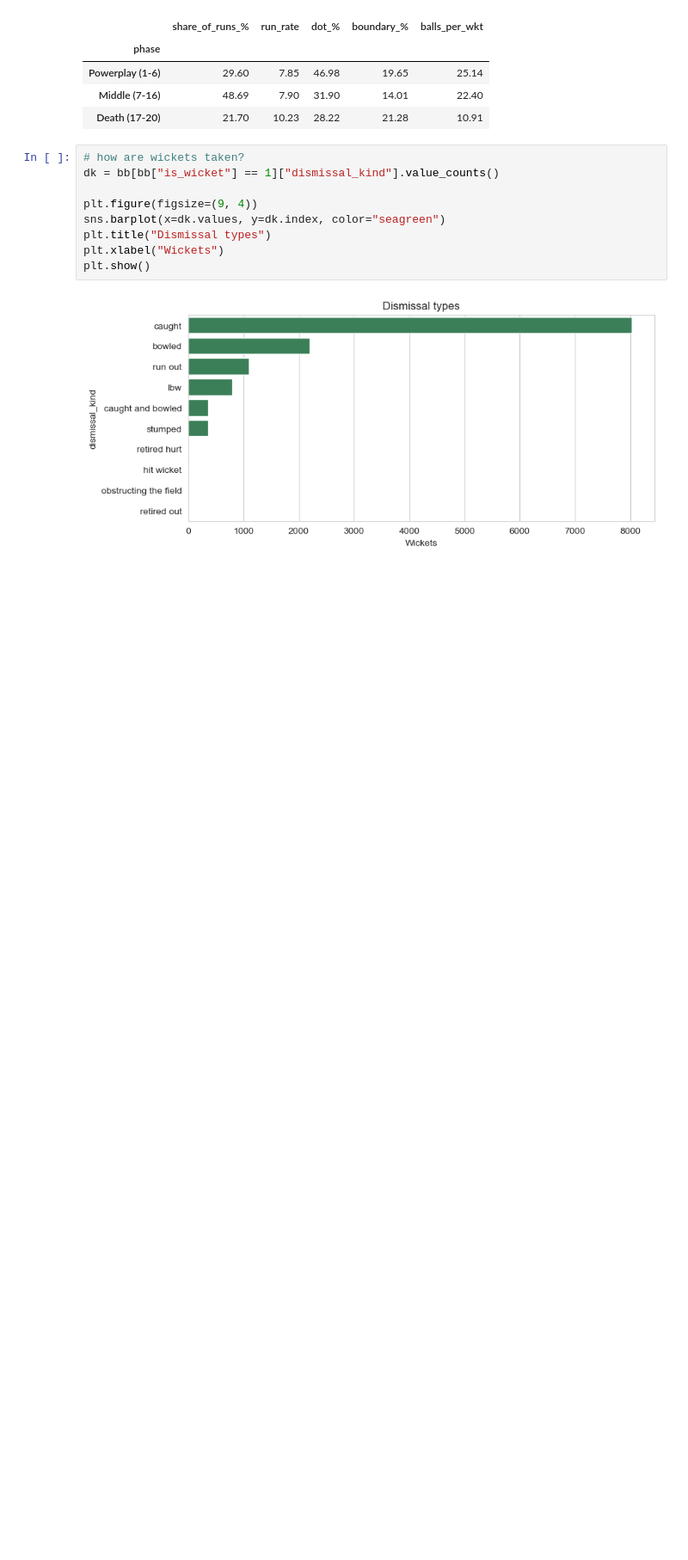
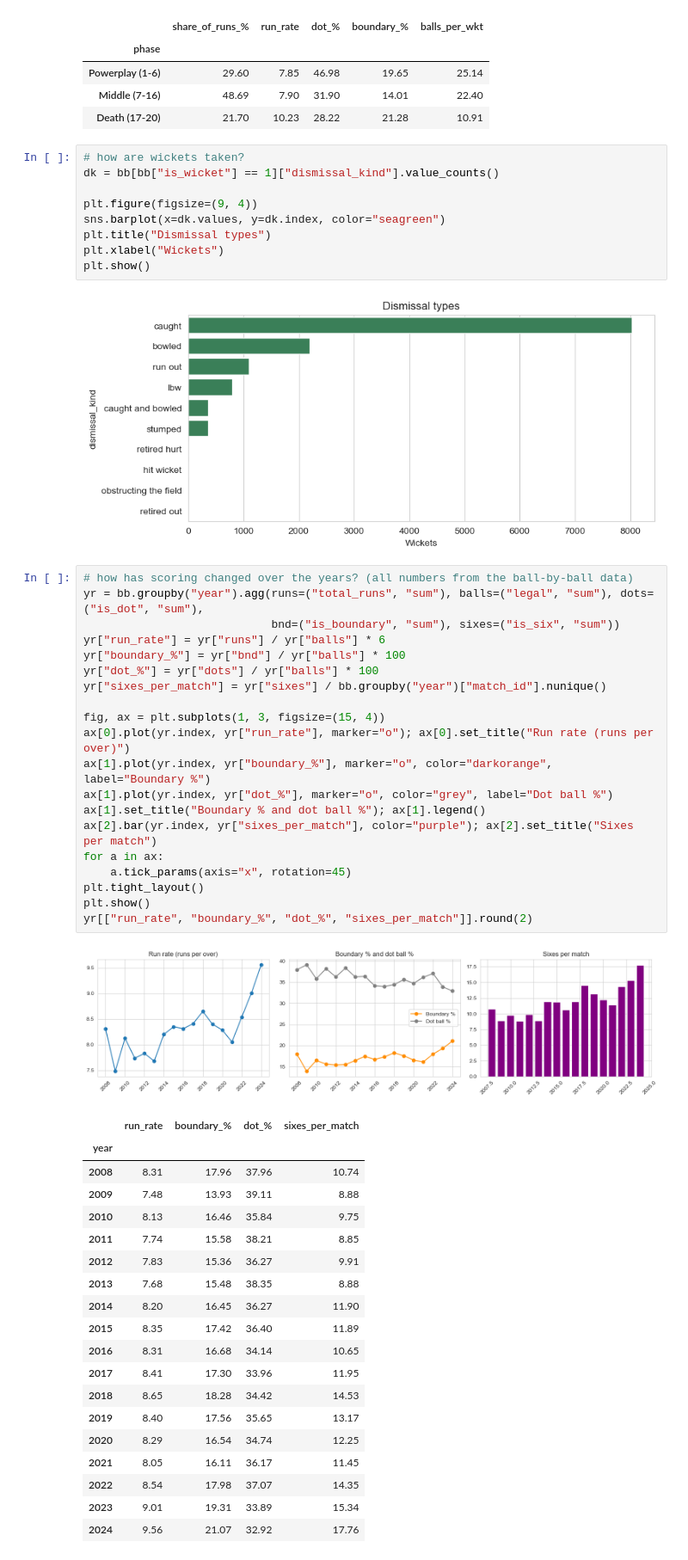
Before and after one commit to prince63aj/mini_project, a Jupyter notebook: ipl_match_prediction_rule_based.ipynb, the cells around one changed output. Shown at 86% size. Cells and saved outputs as stored; diff of their text form; blank space fills up the shorter version.

Commit message:
feat: analyze yearly cricket scoring trends and batting patterns

```diff
--- a/ipl_match_prediction_rule_based.ipynb
+++ b/ipl_match_prediction_rule_based.ipynb
@@ -347,3 +347,44 @@ plt.xlabel("Wickets")
 plt.show()
 # %% [output]
 [figure]
+# %%
+# how has scoring changed over the years? (all numbers from the ball-by-ball data)
+yr = bb.groupby("year").agg(runs=("total_runs", "sum"), balls=("legal", "sum"), dots=("is_dot", "sum"),
+                            bnd=("is_boundary", "sum"), sixes=("is_six", "sum"))
+yr["run_rate"] = yr["runs"] / yr["balls"] * 6
+yr["boundary_%"] = yr["bnd"] / yr["balls"] * 100
+yr["dot_%"] = yr["dots"] / yr["balls"] * 100
+yr["sixes_per_match"] = yr["sixes"] / bb.groupby("year")["match_id"].nunique()
+
+fig, ax = plt.subplots(1, 3, figsize=(15, 4))
+ax[0].plot(yr.index, yr["run_rate"], marker="o"); ax[0].set_title("Run rate (runs per over)")
+ax[1].plot(yr.index, yr["boundary_%"], marker="o", color="darkorange", label="Boundary %")
+ax[1].plot(yr.index, yr["dot_%"], marker="o", color="grey", label="Dot ball %")
+ax[1].set_title("Boundary % and dot ball %"); ax[1].legend()
+ax[2].bar(yr.index, yr["sixes_per_match"], color="purple"); ax[2].set_title("Sixes per match")
+for a in ax:
+    a.tick_params(axis="x", rotation=45)
+plt.tight_layout()
+plt.show()
+yr[["run_rate", "boundary_%", "dot_%", "sixes_per_match"]].round(2)
+# %% [output]
+[figure, added]
+|  | run_rate | boundary_% | dot_% | sixes_per_match |
+| year |  |  |  |  |
+| 2008 | 8.31 | 17.96 | 37.96 | 10.74 |
+| 2009 | 7.48 | 13.93 | 39.11 | 8.88 |
+| 2010 | 8.13 | 16.46 | 35.84 | 9.75 |
+| 2011 | 7.74 | 15.58 | 38.21 | 8.85 |
+| 2012 | 7.83 | 15.36 | 36.27 | 9.91 |
+| 2013 | 7.68 | 15.48 | 38.35 | 8.88 |
+| 2014 | 8.20 | 16.45 | 36.27 | 11.90 |
+| 2015 | 8.35 | 17.42 | 36.40 | 11.89 |
+| 2016 | 8.31 | 16.68 | 34.14 | 10.65 |
+| 2017 | 8.41 | 17.30 | 33.96 | 11.95 |
+| 2018 | 8.65 | 18.28 | 34.42 | 14.53 |
+| 2019 | 8.40 | 17.56 | 35.65 | 13.17 |
+| 2020 | 8.29 | 16.54 | 34.74 | 12.25 |
+| 2021 | 8.05 | 16.11 | 36.17 | 11.45 |
+| 2022 | 8.54 | 17.98 | 37.07 | 14.35 |
+| 2023 | 9.01 | 19.31 | 33.89 | 15.34 |
+| 2024 | 9.56 | 21.07 | 32.92 | 17.76 |
```
